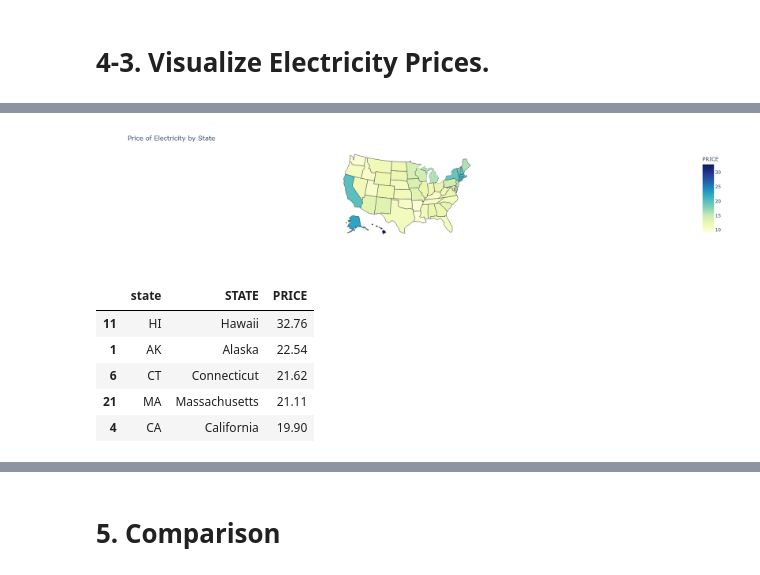
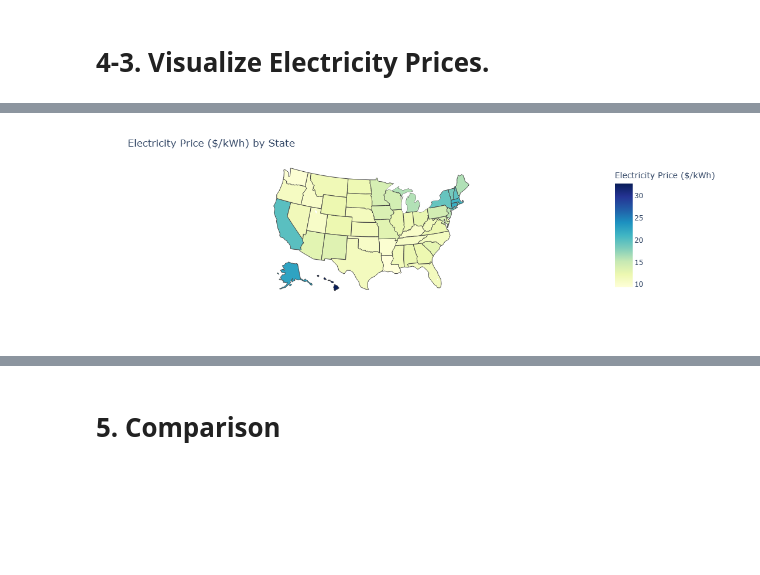
Before and after one commit to hiwan/computing-in-context, a Jupyter notebook: project_3.ipynb, the cells around one changed output, grey strips where cells are left out. Saved outputs shown, nothing was run; the diff lists cells and outputs as text; code cells hidden in the pictures; blank space fills up the shorter version.

```diff
--- a/project_3.ipynb
+++ b/project_3.ipynb
@@ -700,33 +714,23 @@ electricity.head()
 # %%
 fig = px.choropleth(
     electricity,
     locations='state',
     locationmode='USA-states',
     color='PRICE',
     hover_name='STATE',
     color_continuous_scale='YlGnBu',
     scope='usa',
-    labels={'income': 'Price of Electricity'}
+    labels={'PRICE': 'Electricity Price ($/kWh)'}
 )
 
 fig.update_layout(
-    title_text='Price of Electricity by State',
+    title_text='Electricity Price ($/kWh) by State',
     geo=dict(
         lakecolor='rgb(255, 255, 255)'
     )
 )
 
-fig.update_layout(width=700)
+fig.update_layout(width=1100)
 fig.show()
 # %% [output]
-[figure, old version]
+[figure, new version]
-# %%
-# Show the top five states.
-electricity.sort_values('PRICE' , ascending = False).head()
-# %% [output]
-|  | state | STATE | PRICE |
-| 11 | HI | Hawaii | 32.76 |
-| 1 | AK | Alaska | 22.54 |
-| 6 | CT | Connecticut | 21.62 |
-| 21 | MA | Massachusetts | 21.11 |
-| 4 | CA | California | 19.90 |
```
Also changed, not shown: parts of 64 cells of this notebook, 1 other file.
